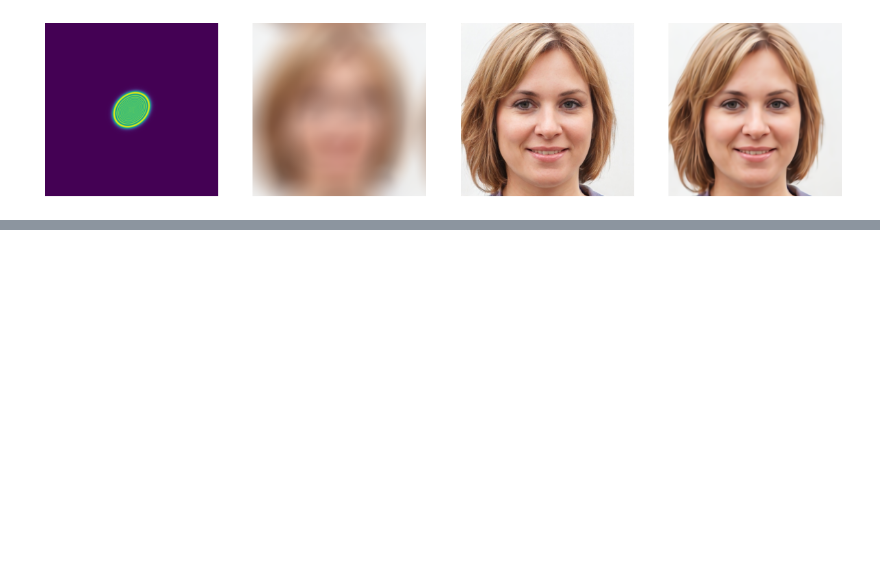
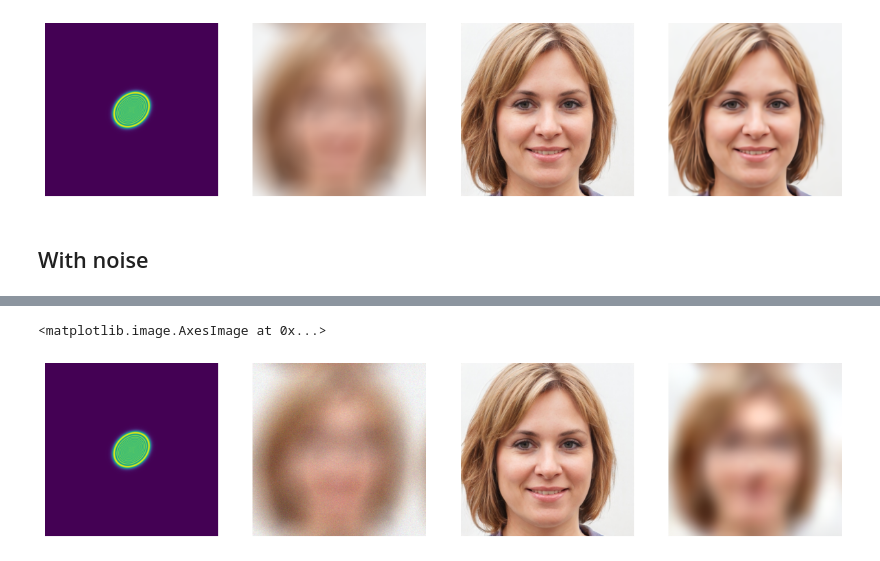
Before and after one commit to OlgaChaganova/neural-deconvolution, a Jupyter notebook: notebooks/inference-usrnet.ipynb, the cells around one changed output, grey strips where cells are left out. Drawn from its saved outputs; the diff is of its cells as text; code cells hidden in the pictures; blank space fills up the shorter version.

Commit message:
Fix noise_level

```diff
--- a/notebooks/inference-usrnet.ipynb
+++ b/notebooks/inference-usrnet.ipynb
@@ -16,12 +15,11 @@ from src.deconv.neural.usrnet.predictor import USRNetPredictor
 # %%
 kernels = np.array(np.load(os.path.join('/home/chaganovaob/edu/deconvolution-benchmark/data/psf/psf', 'big_psf.npy'), allow_pickle=True))
 
-device = 'cpu'
 model = USRNetPredictor(
     model_path='../models/usrnet.pth',
-    scale_factor = 1,
-    noise_level_model  = 0,
-    device = 'cpu',
+    scale_factor=1,
+    noise_level=0,
+    device='cpu',
 )
 # %%
 kernel = kernels[3]['psf'].astype(np.float64)
@@ -48,3 +49,21 @@ axs[3].imshow(np.transpose(x[0], (1, 2, 0)))
 # %% [output]
 <matplotlib.image.AxesImage at 0x...>
 [figure]
+# %% [markdown]
+## With noise
+# %%
+blurred_image = convolve_tensors(image, kernel).cpu()
+noise = noise = np.random.normal(loc=0, scale=0.05, size=blurred_image.shape)
+blurred_image += noise
+
+x = model.forward(blurred_image, kernel, noise_level=1)
+# %%
+fig, axs = plt.subplots(1, 4, figsize=(15, 5))
+for ax in axs:
+    ax.axis('off')
+axs[0].imshow(kernel)
+axs[1].imshow(blurred_image.cpu())
+axs[2].imshow(image)
+
+axs[3].imshow(x[0])
+# %% [output]
@@ -50,0 +72,2 @@ axs[3].imshow(np.transpose(x[0], (1, 2, 0)))
+<matplotlib.image.AxesImage at 0x...>
+[figure, added]
```
Also changed, not shown: parts of 7 cells of this notebook, 1 other file.
